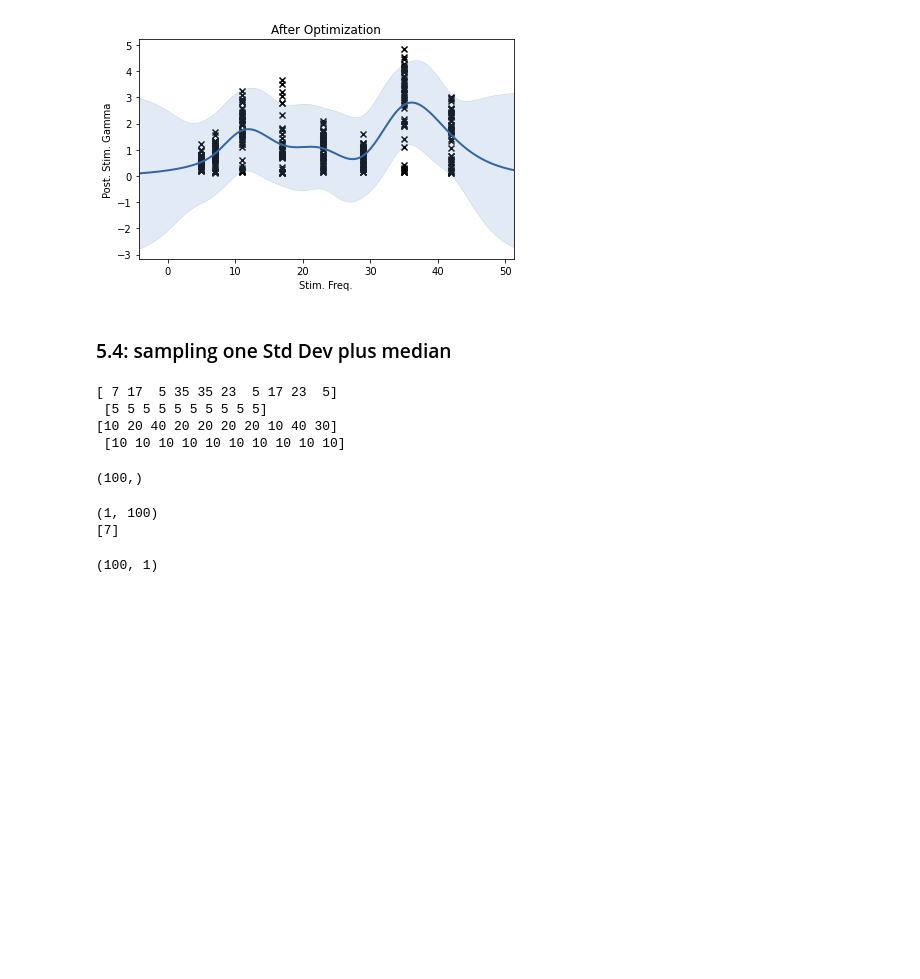
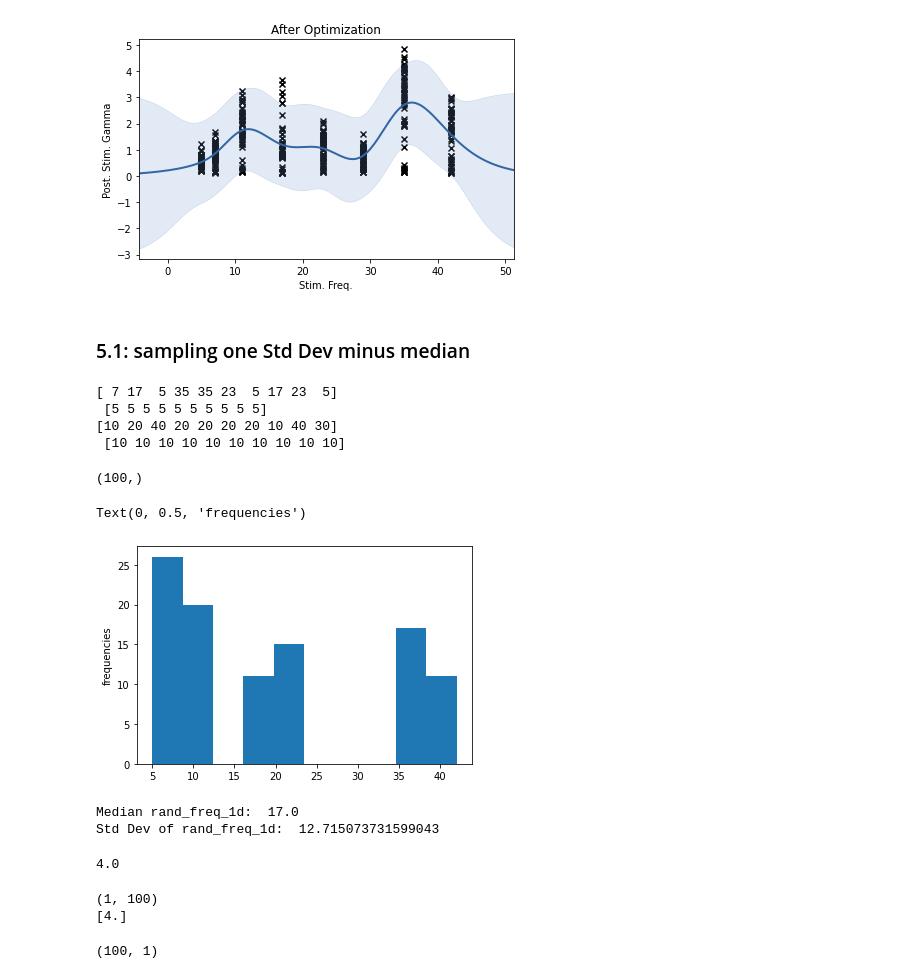
Before and after one commit to Simurgh818/NeuroGaussianProcess, a Jupyter notebook: GP_Anastheisa_vs_Awake-Troubleshooting.ipynb, the cells around one changed output. Saved outputs shown, nothing was run; the diff lists cells and outputs as text; code cells hidden in the pictures; blank space fills up the shorter version.

```diff
--- a/GP_Anastheisa_vs_Awake-Troubleshooting.ipynb
+++ b/GP_Anastheisa_vs_Awake-Troubleshooting.ipynb
@@ -294,7 +294,7 @@ Updates: True
 | Gaussian_noise.variance | 0.3092139074554773 | +ve |  |
 [figure]
 # %% [markdown]
-### 5.4: sampling one Std Dev plus median
+### 5.1: sampling one Std Dev minus median
 # %%
 rand_freq_1d = np.random.choice([5,7,11,17, 23, 35, 42], size=(100))
 rand_freq_1d_sorted = np.sort(rand_freq_1d)
@@ -310,15 +310,39 @@ np.shape(rand_amp_1d_sorted)
 [10 20 40 20 20 20 20 10 40 30]
  [10 10 10 10 10 10 10 10 10 10]
 (100,)
+# %%
+plt.hist(rand_freq_1d, bins=10)
+plt.ylabel("frequencies")
+# %% [output]
+Text(0, 0.5, 'frequencies')
+[figure, added]
+# %%
+# Calculate the median
+# Calculate one Std Dev plus median
+median_rand_freq_1d = np.median(rand_freq_1d)
+print("Median rand_freq_1d: ", median_rand_freq_1d)
+
+SD_rand_freq_1d = np.std(rand_freq_1d)
+print("Std Dev of rand_freq_1d: ", SD_rand_freq_1d)
+# %% [output]
+Median rand_freq_1d:  17.0
+Std Dev of rand_freq_1d:  12.715073731599043
+# %%
+OneSD_minus_rand_freq_1d = np.empty((100))
+
+OneSD_minus_rand_freq_1d[:] = int(median_rand_freq_1d - SD_rand_freq_1d)
+OneSD_minus_rand_freq_1d[0]
+# %% [output]
+4.0
 # %%
-testX = np.array([rand_freq_1d]) #52 , 50
+testX = np.array([OneSD_minus_rand_freq_1d]) #52 , 50
 print(np.shape(testX))
 testX = np.transpose(testX)
 print(testX[0])
 np.shape(testX)
 # %% [output]
 (1, 100)
-[7]
+[4.]
 (100, 1)
 # %%
 posteriorTestY = np.empty((100))
```
Also changed, not shown: parts of 13 cells of this notebook.
